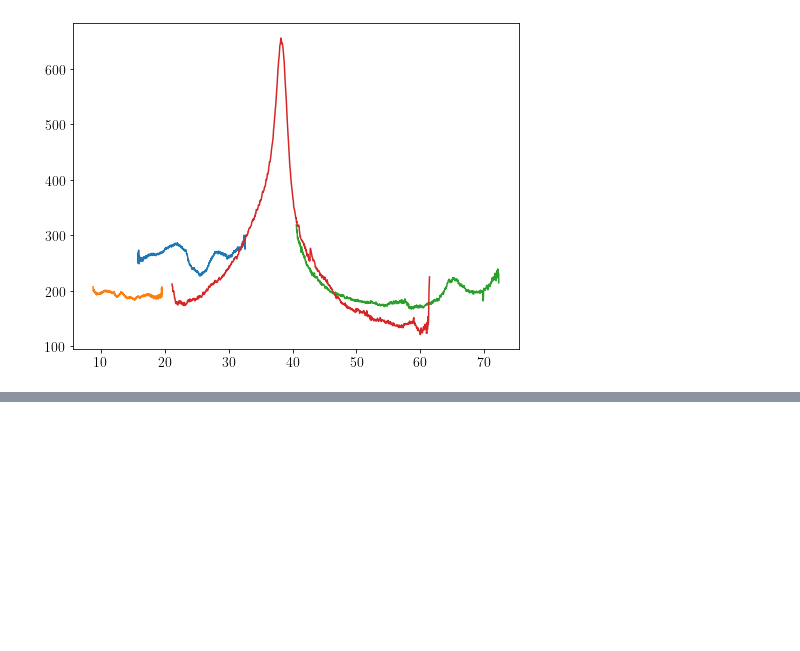
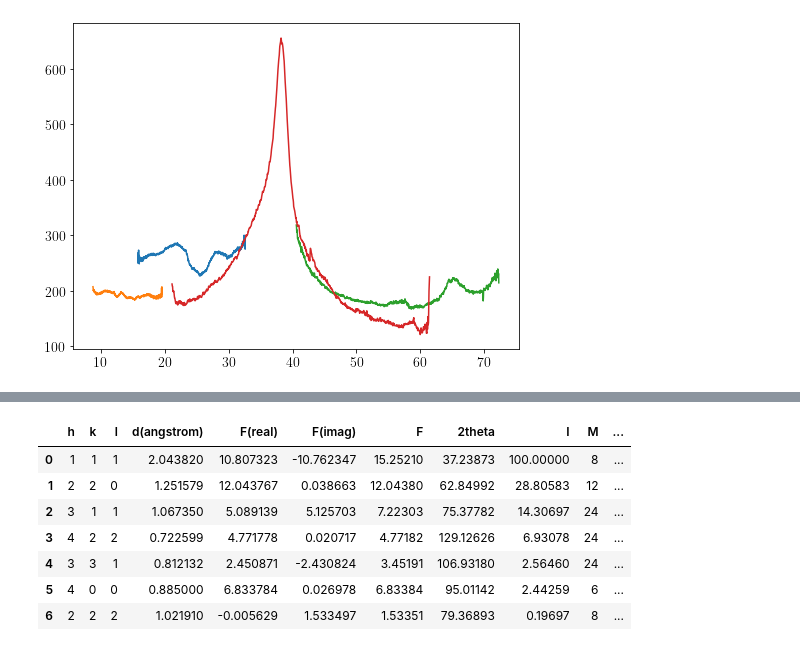
Before and after one commit to HeuserB/PhD_Thesis, a Jupyter notebook: notebooks/diamond_formation_LW03/diamond_formation.ipynb, the cells around one changed output, grey strips where cells are left out. Saved outputs shown, nothing was run; the diff lists cells and outputs as text; code cells hidden in the pictures; blank space fills up the shorter version.

```diff
--- a/notebooks/diamond_formation_LW03/diamond_formation.ipynb
+++ b/notebooks/diamond_formation_LW03/diamond_formation.ipynb
@@ -436,0 +524,12 @@ tMax
+# %%
+df                  = pd.read_csv('../../.data_LW03/cif/diamond.txt')
+df
+# %% [output]
+|  | h | k | l | d(angstrom) | F(real) | F(imag) | F | 2theta | I | M | ... |
+| 0 | 1 | 1 | 1 | 2.043820 | 10.807323 | -10.762347 | 15.25210 | 37.23873 | 100.00000 | 8 | ... |
+| 1 | 2 | 2 | 0 | 1.251579 | 12.043767 | 0.038663 | 12.04380 | 62.84992 | 28.80583 | 12 | ... |
+| 2 | 3 | 1 | 1 | 1.067350 | 5.089139 | 5.125703 | 7.22303 | 75.37782 | 14.30697 | 24 | ... |
+| 3 | 4 | 2 | 2 | 0.722599 | 4.771778 | 0.020717 | 4.77182 | 129.12626 | 6.93078 | 24 | ... |
+| 4 | 3 | 3 | 1 | 0.812132 | 2.450871 | -2.430824 | 3.45191 | 106.93180 | 2.56460 | 24 | ... |
+| 5 | 4 | 0 | 0 | 0.885000 | 6.833784 | 0.026978 | 6.83384 | 95.01142 | 2.44259 | 6 | ... |
+| 6 | 2 | 2 | 2 | 1.021910 | -0.005629 | 1.533497 | 1.53351 | 79.36893 | 0.19697 | 8 | ... |
```
Also changed, not shown: parts of 23 cells of this notebook, 42 other files.
